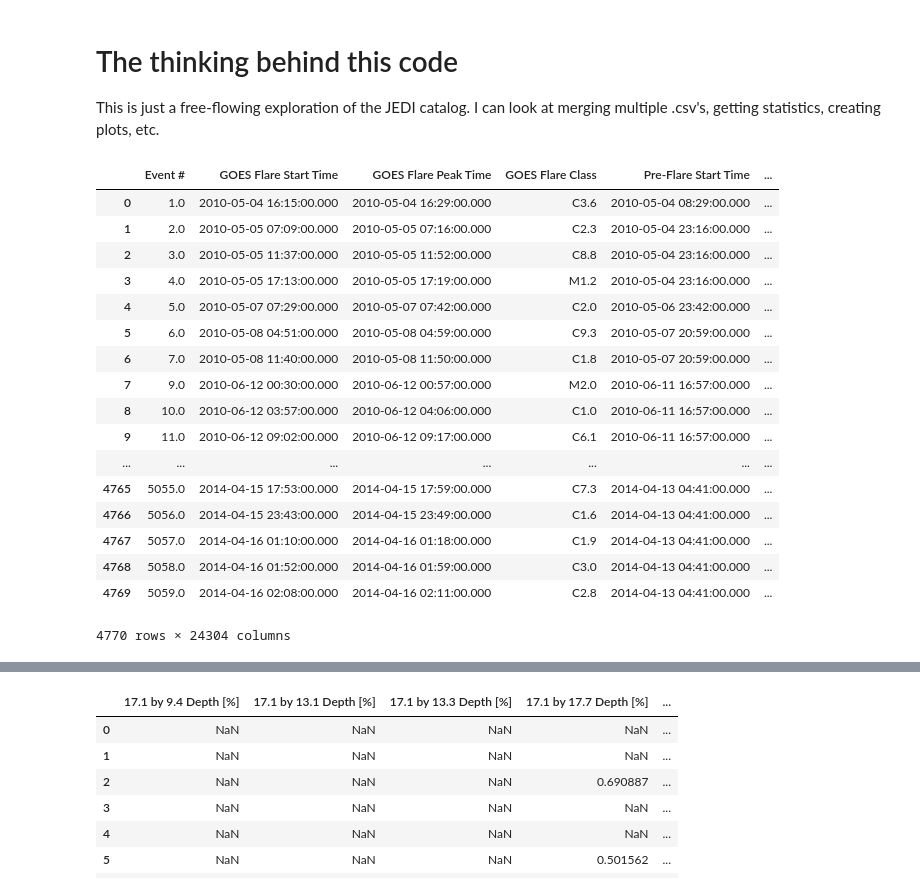
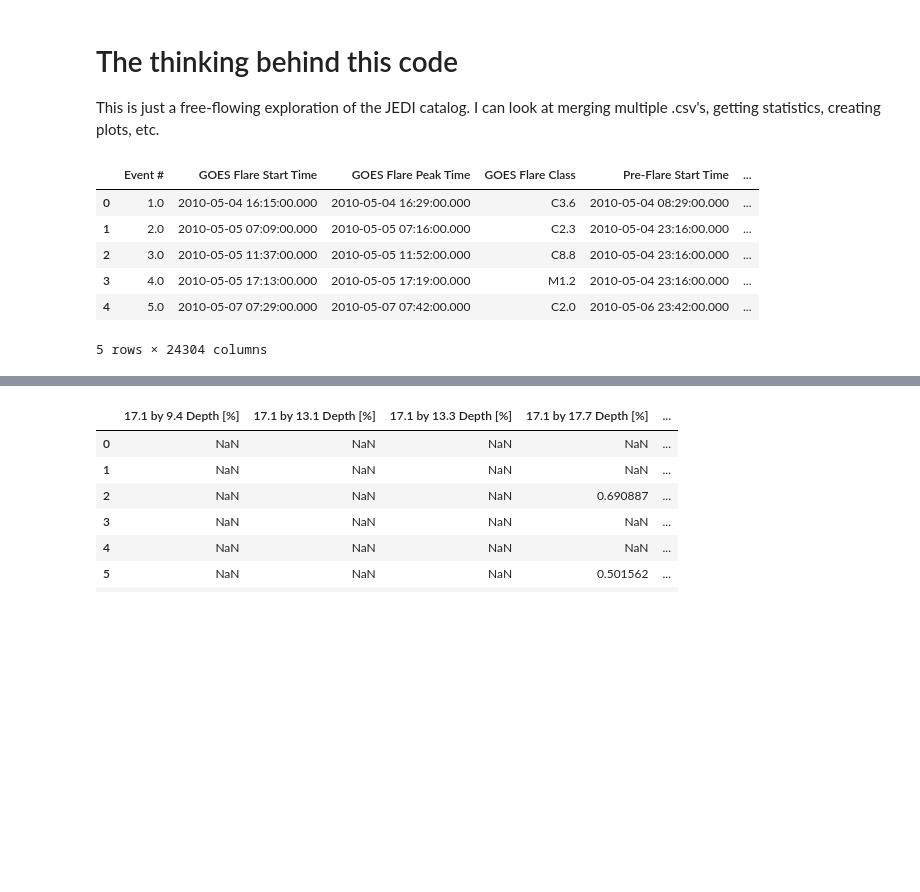
Before and after one commit to jmason86/James-s-EVE-Dimming-Index-JEDI, a Jupyter notebook: explore/explore_jedi_catalog.ipynb, the cells around one changed output, grey strips where cells are left out. Cells and saved outputs as stored; diff of their text form; code cells hidden in the pictures; blank space fills up the shorter version.

```diff
--- a/explore/explore_jedi_catalog.ipynb
+++ b/explore/explore_jedi_catalog.ipynb
@@ -23,26 +23,15 @@ plt.style.use('jpm-dark')
 # Read in the JEDI catalog
 jedi = pd.read_csv('/Users/jmason86/Dropbox/Research/Postdoc_NASA/Analysis/Coronal Dimming Analysis/JEDI Catalog/jedi_v1.csv', low_memory=False)
 # %%
-jedi
+jedi.head()
 # %% [output]
 |  | Event # | GOES Flare Start Time | GOES Flare Peak Time | GOES Flare Class | Pre-Flare Start Time | ... |
 | 0 | 1.0 | 2010-05-04 16:15:00.000 | 2010-05-04 16:29:00.000 | C3.6 | 2010-05-04 08:29:00.000 | ... |
 | 1 | 2.0 | 2010-05-05 07:09:00.000 | 2010-05-05 07:16:00.000 | C2.3 | 2010-05-04 23:16:00.000 | ... |
 | 2 | 3.0 | 2010-05-05 11:37:00.000 | 2010-05-05 11:52:00.000 | C8.8 | 2010-05-04 23:16:00.000 | ... |
 | 3 | 4.0 | 2010-05-05 17:13:00.000 | 2010-05-05 17:19:00.000 | M1.2 | 2010-05-04 23:16:00.000 | ... |
 | 4 | 5.0 | 2010-05-07 07:29:00.000 | 2010-05-07 07:42:00.000 | C2.0 | 2010-05-06 23:42:00.000 | ... |
-| 5 | 6.0 | 2010-05-08 04:51:00.000 | 2010-05-08 04:59:00.000 | C9.3 | 2010-05-07 20:59:00.000 | ... |
-| 6 | 7.0 | 2010-05-08 11:40:00.000 | 2010-05-08 11:50:00.000 | C1.8 | 2010-05-07 20:59:00.000 | ... |
-| 7 | 9.0 | 2010-06-12 00:30:00.000 | 2010-06-12 00:57:00.000 | M2.0 | 2010-06-11 16:57:00.000 | ... |
-| 8 | 10.0 | 2010-06-12 03:57:00.000 | 2010-06-12 04:06:00.000 | C1.0 | 2010-06-11 16:57:00.000 | ... |
-| 9 | 11.0 | 2010-06-12 09:02:00.000 | 2010-06-12 09:17:00.000 | C6.1 | 2010-06-11 16:57:00.000 | ... |
-| ... | ... | ... | ... | ... | ... | ... |
-| 4765 | 5055.0 | 2014-04-15 17:53:00.000 | 2014-04-15 17:59:00.000 | C7.3 | 2014-04-13 04:41:00.000 | ... |
-| 4766 | 5056.0 | 2014-04-15 23:43:00.000 | 2014-04-15 23:49:00.000 | C1.6 | 2014-04-13 04:41:00.000 | ... |
-| 4767 | 5057.0 | 2014-04-16 01:10:00.000 | 2014-04-16 01:18:00.000 | C1.9 | 2014-04-13 04:41:00.000 | ... |
-| 4768 | 5058.0 | 2014-04-16 01:52:00.000 | 2014-04-16 01:59:00.000 | C3.0 | 2014-04-13 04:41:00.000 | ... |
-| 4769 | 5059.0 | 2014-04-16 02:08:00.000 | 2014-04-16 02:11:00.000 | C2.8 | 2014-04-13 04:41:00.000 | ... |
-4770 rows × 24304 columns
+5 rows × 24304 columns
 # %%
 jedi.describe()
 # %% [output]
```
Also changed, not shown: 3 other files.
